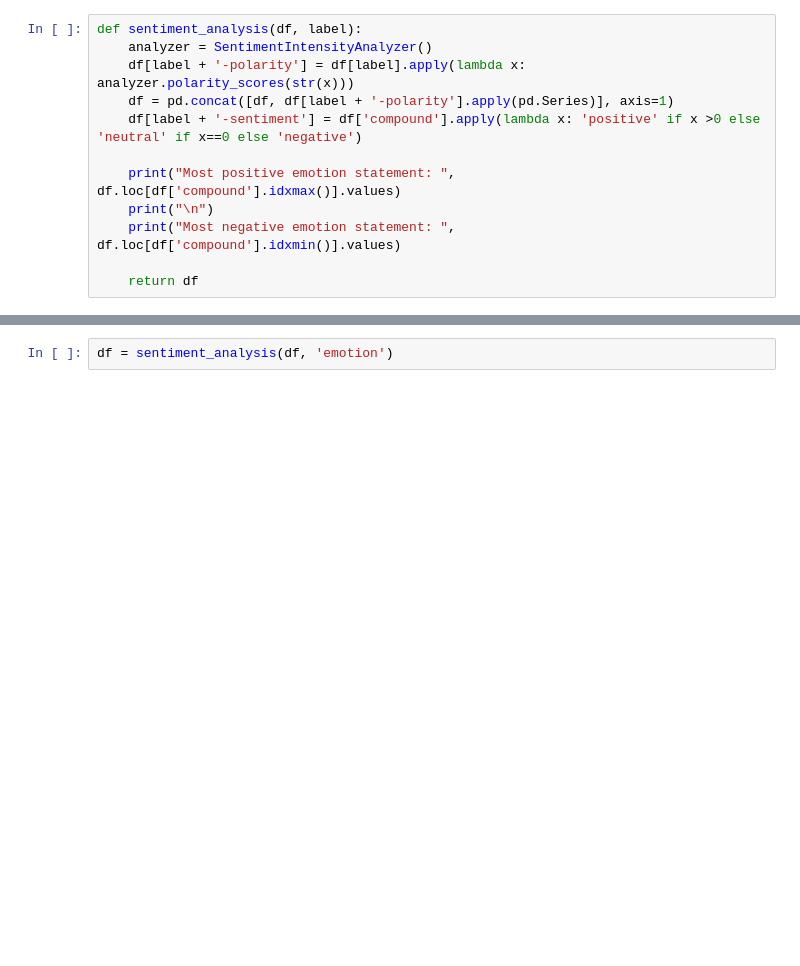
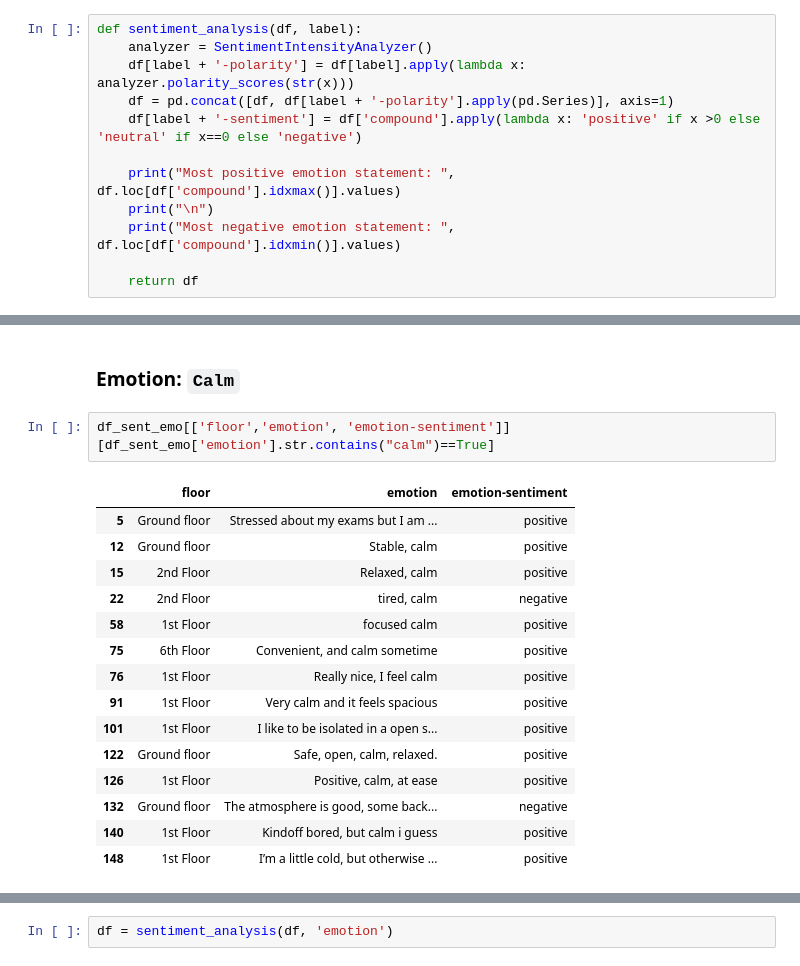
Before and after one commit to shrutirao94/language-comfort-emotions, a Jupyter notebook: analysis.ipynb, the cells around one changed output, grey strips where cells are left out. Drawn from its saved outputs; the diff is of its cells as text; blank space fills up the shorter version.

```diff
--- a/analysis.ipynb
+++ b/analysis.ipynb
@@ -318,0 +362,20 @@ def plot_sentiment_analysis(df, label):
+# %% [markdown]
+### Emotion: `Calm`
+# %%
+df_sent_emo[['floor','emotion', 'emotion-sentiment']][df_sent_emo['emotion'].str.contains("calm")==True]
+# %% [output]
+|  | floor | emotion | emotion-sentiment |
+| 5 | Ground floor | Stressed about my exams but I am ... | positive |
+| 12 | Ground floor | Stable, calm | positive |
+| 15 | 2nd Floor | Relaxed, calm | positive |
+| 22 | 2nd Floor | tired, calm | negative |
+| 58 | 1st Floor | focused calm | positive |
+| 75 | 6th Floor | Convenient, and calm sometime | positive |
+| 76 | 1st Floor | Really nice, I feel calm | positive |
+| 91 | 1st Floor | Very calm and it feels spacious | positive |
+| 101 | 1st Floor | I like to be isolated in a open s... | positive |
+| 122 | Ground floor | Safe, open, calm, relaxed. | positive |
+| 126 | 1st Floor | Positive, calm, at ease | positive |
+| 132 | Ground floor | The atmosphere is good, some back... | negative |
+| 140 | 1st Floor | Kindoff bored, but calm i guess | positive |
+| 148 | 1st Floor | I’m a little cold, but otherwise ... | positive |
```
Also changed, not shown: parts of 28 cells of this notebook, 1 other file.
